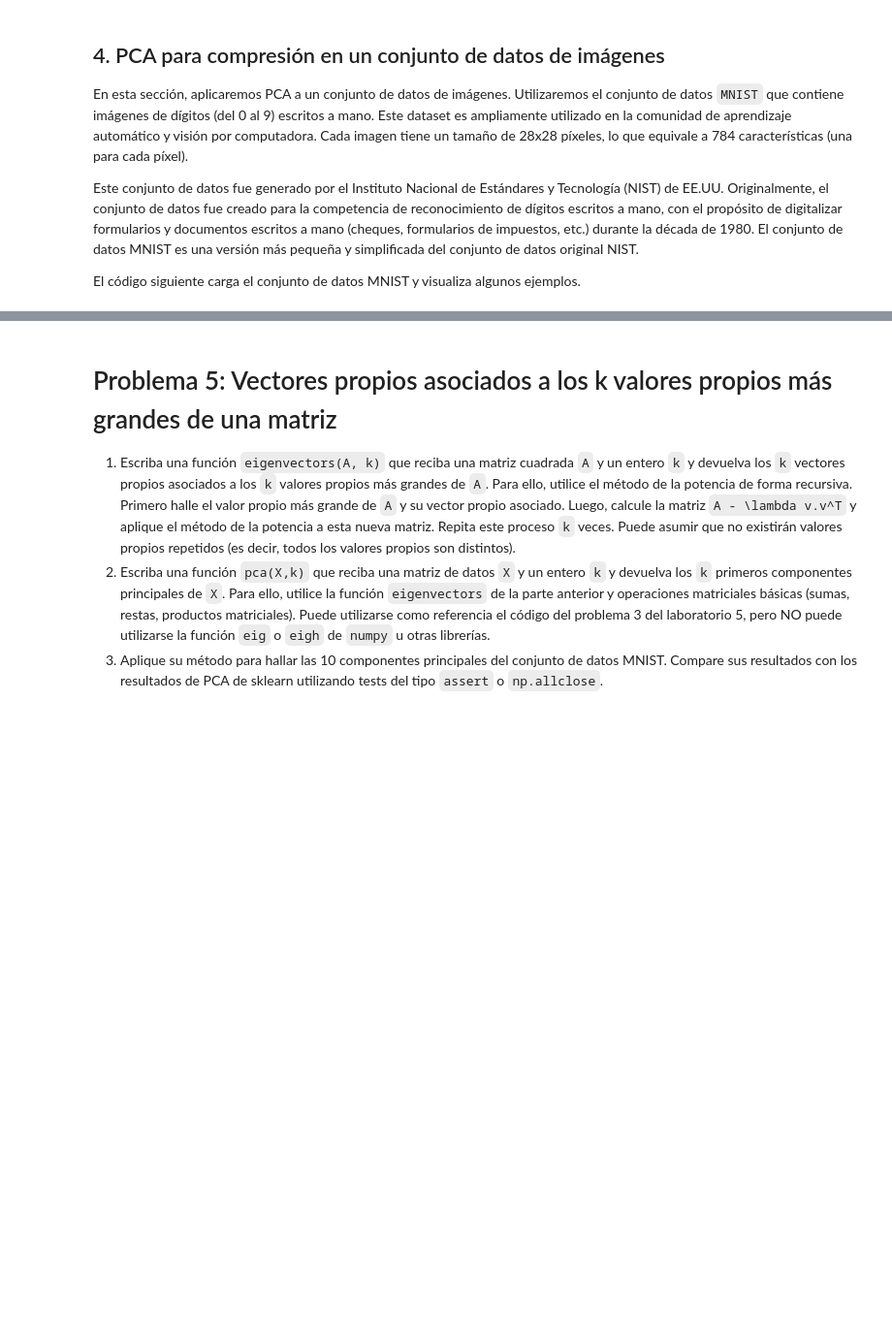
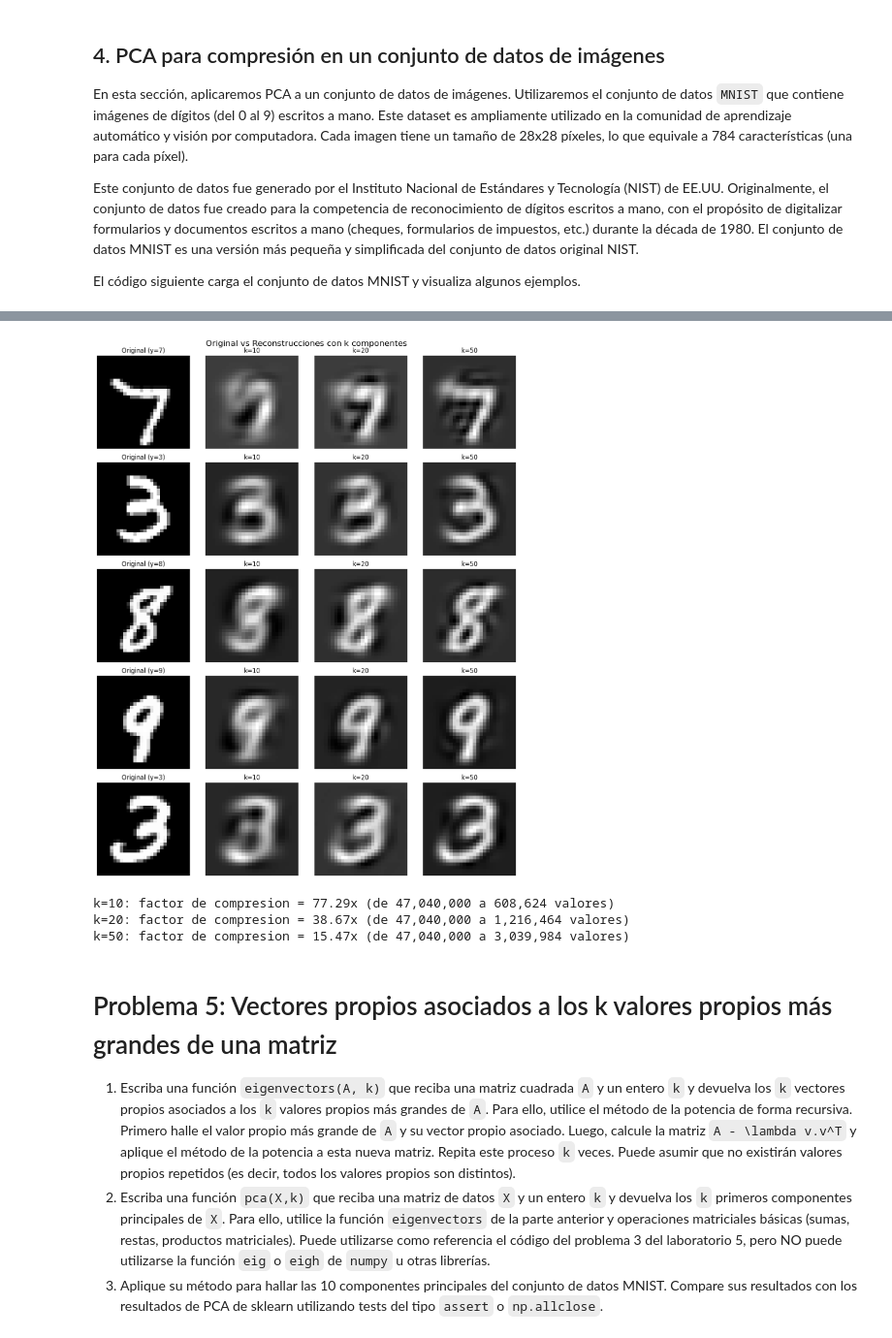
Before and after one commit to chihiroarias/Math-Machine-Learning, a Jupyter notebook: UNIT1/lab3.ipynb, the cells around one changed output, grey strips where cells are left out. Shown at 97% size. Drawn from its saved outputs; the diff is of its cells as text; code cells hidden in the pictures; blank space fills up the shorter version.

```diff
--- a/UNIT1/lab3.ipynb
+++ b/UNIT1/lab3.ipynb
@@ -695,3 +816,50 @@ plt.show()
+# %%
+np.random.seed(42)
+idx_sample = np.random.choice(X_mnist.shape[1], 5, replace=False)
+ks = [10, 20, 50]
+
+# Centrar los datos
+mean_mnist = pca_mnist.mean_
+X_centered = X_mnist.T - mean_mnist  # (n, d)
+
+fig, axes = plt.subplots(5, len(ks) + 1, figsize=(12, 15))
+fig.suptitle("Original vs Reconstrucciones con k componentes", fontsize=16)
+
+for row, idx in enumerate(idx_sample):
+    # Imagen original
+    axes[row, 0].imshow(X_mnist[:, idx].reshape(28, 28), cmap='gray')
+    axes[row, 0].set_title(f"Original (y={y_mnist[idx]})")
+    axes[row, 0].axis('off')
+
+    for col, k in enumerate(ks):
+        # Proyectar y reconstruir usando las primeras k componentes
+        W_k = pca_mnist.components_[:k]  # (k, 784)
+        projected = W_k @ X_centered[idx]  # (k,)
+        reconstructed = projected @ W_k + mean_mnist  # (784,)
+        axes[row, col + 1].imshow(reconstructed.reshape(28, 28), cmap='gray')
+        axes[row, col + 1].set_title(f"k={k}")
+        axes[row, col + 1].axis('off')
+
+plt.tight_layout()
+plt.show()
+
+# Factor de compresion
+# Original: 784 valores por imagen
+# Comprimido: k coeficientes + k*784 para la base (compartida) + 784 para la media
+n_samples = X_mnist.shape[1]
+d = 784
+for k in ks:
+    # Datos comprimidos: k coeficientes por imagen + base de k vectores de 784 + media
+    storage_compressed = n_samples * k + k * d + d
+    storage_original = n_samples * d
+    factor = storage_original / storage_compressed
+    print(f"k={k}: factor de compresion = {factor:.2f}x "
+          f"(de {storage_original:,} a {storage_compressed:,} valores)")
+# %% [output]
+[figure, added]
+k=10: factor de compresion = 77.29x (de 47,040,000 a 608,624 valores)
+k=20: factor de compresion = 38.67x (de 47,040,000 a 1,216,464 valores)
+k=50: factor de compresion = 15.47x (de 47,040,000 a 3,039,984 valores)
 # %% [markdown]
 # Problema 5: Vectores propios asociados a los k valores propios más grandes de una matriz
 
```
Also changed, not shown: parts of 30 cells of this notebook.
